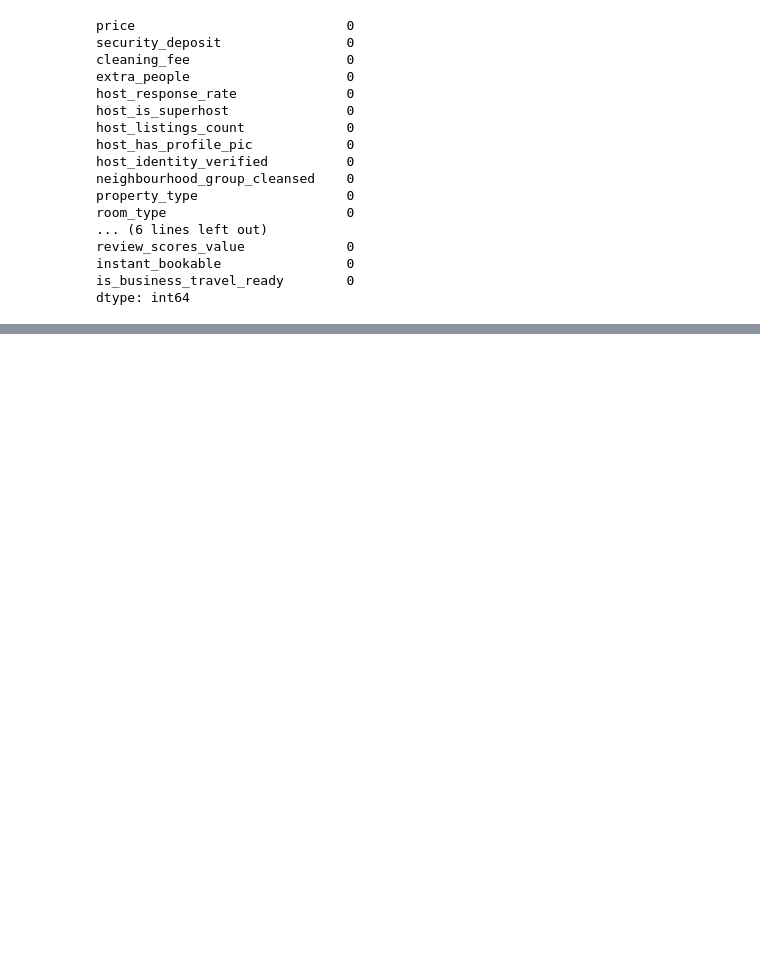
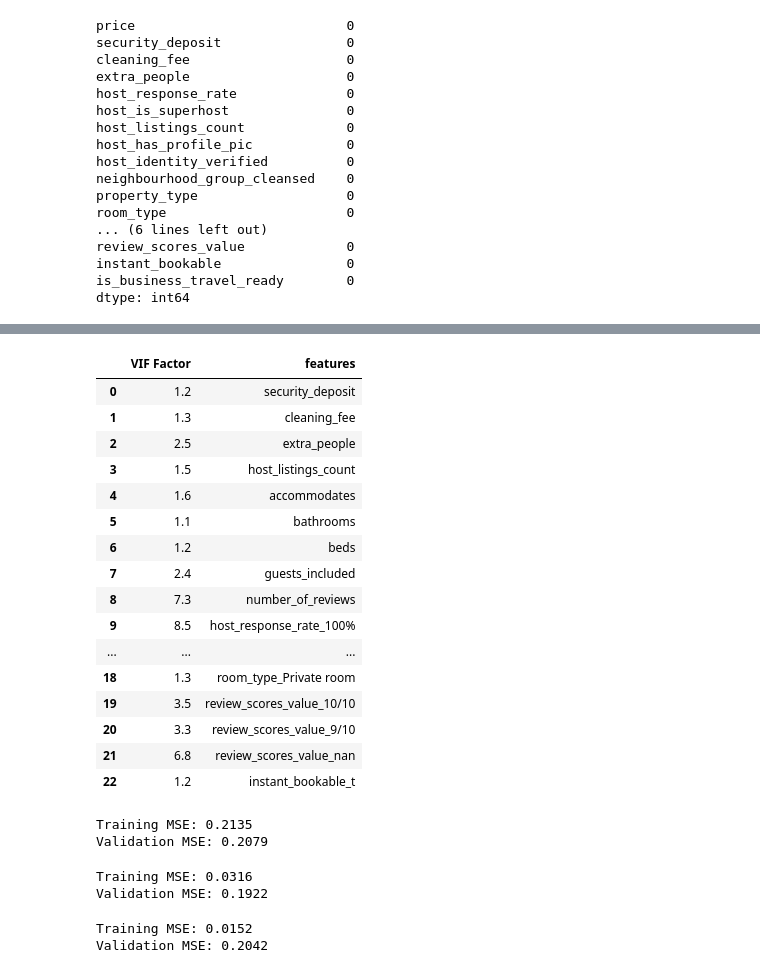
Before and after one commit to Vish4github/Airbnb-Price-predictions, a Jupyter notebook: Python - Project - Airbnb Listings.ipynb, the cells around one changed output, grey strips where cells are left out. Saved outputs shown, nothing was run; the diff lists cells and outputs as text; code cells hidden in the pictures; blank space fills up the shorter version.

Commit message:
Update Python - Project - Airbnb Listings.ipynb
Neural Nets and XGBoost models added

```diff
--- a/Python - Project - Airbnb Listings.ipynb
+++ b/Python - Project - Airbnb Listings.ipynb
@@ -1062,0 +1115,37 @@ transformed_df.head()
+# %%
+numerical_columns = ['accommodates', 'bathrooms', 'cleaning_fee', 'extra_people', 'host_listings_count', 'number_of_reviews', 'price', 'security_deposit','beds','guests_included']
+# %%
+for col in numerical_columns:
+    transformed_df[col] = transformed_df[col].astype('float64').replace(0.0, 0.01) # Replacing 0s with 0.01
+    transformed_df[col] = np.log(transformed_df[col])
+# %%
+# Separating X and y
+X = transformed_df.drop('price', axis=1)
+y = transformed_df.price
+
+# Scaling
+scaler = StandardScaler()
+X = pd.DataFrame(scaler.fit_transform(X), columns=list(X.columns))
+# %%
+vif = pd.DataFrame()
+vif["VIF Factor"] = [variance_inflation_factor(X.values, i) for i in range(X.shape[1])]
+vif["features"] = X.columns
+vif.round(1)
+# %% [output]
+|  | VIF Factor | features |
+| 0 | 1.2 | security_deposit |
+| 1 | 1.3 | cleaning_fee |
+| 2 | 2.5 | extra_people |
+| 3 | 1.5 | host_listings_count |
+| 4 | 1.6 | accommodates |
+| 5 | 1.1 | bathrooms |
+| 6 | 1.2 | beds |
+| 7 | 2.4 | guests_included |
+| 8 | 7.3 | number_of_reviews |
+| 9 | 8.5 | host_response_rate_100% |
+| ... | ... | ... |
+| 18 | 1.3 | room_type_Private room |
+| 19 | 3.5 | review_scores_value_10/10 |
+| 20 | 3.3 | review_scores_value_9/10 |
+| 21 | 6.8 | review_scores_value_nan |
+| 22 | 1.2 | instant_bookable_t |
@@ -1062,0 +1155,14 @@ transformed_df.head()
+# %%
+Lmodel=LinearRegression(fit_intercept=True).fit(X_train,y_train)
+Lmodel.coef_,Lmodel.intercept_
+predicted_values=Lmodel.predict(X_test)
+mean_squared_error(y_test,predicted_values)
+
+
+training_regr = Lmodel.predict(X_train)
+test_regr = Lmodel.predict(X_test)
+print("\nTraining MSE:", round(mean_squared_error(y_train, training_regr),4))
+print("Validation MSE:", round(mean_squared_error(y_test, test_regr),4))
+# %% [output]
+Training MSE: 0.2135
+Validation MSE: 0.2079
@@ -1062,0 +1174,19 @@ transformed_df.head()
+# %%
+print("\nTraining MSE:", round(mean_squared_error(y_train, training_reg),4))
+print("Validation MSE:", round(mean_squared_error(y_test, val_preds_reg),4))
+# %% [output]
+Training MSE: 0.0316
+Validation MSE: 0.1922
+# %%
+xgb_reg = xgb.XGBRegressor()
+xgb_reg.fit(X_train, y_train)
+# Predict
+xgb_reg_1 = xgb_reg.predict(X_train)
+# Validate
+val_xgb_reg = xgb_reg.predict(X_test)
+
+print("\nTraining MSE:", round(mean_squared_error(y_train, xgb_reg_1),4))
+print("Validation MSE:", round(mean_squared_error(y_test, val_xgb_reg),4))
+# %% [output]
+Training MSE: 0.0152
+Validation MSE: 0.2042
```
Also changed, not shown: parts of 21 cells of this notebook.
